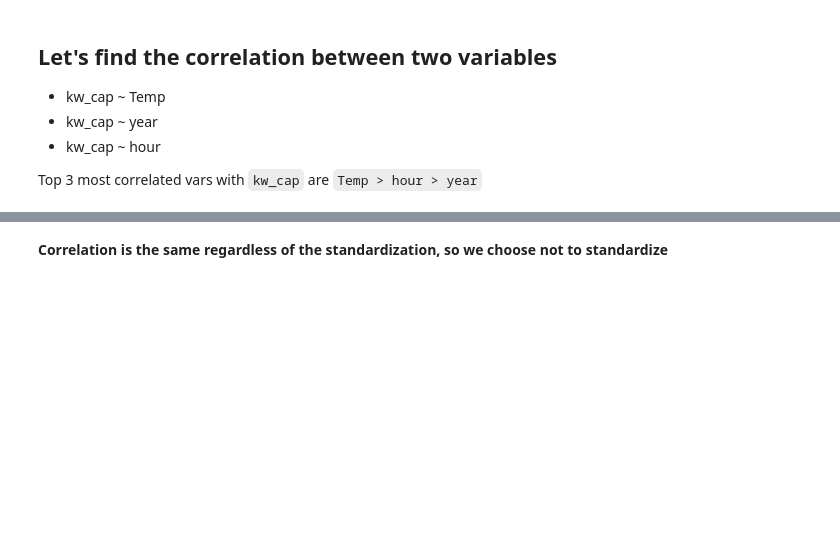
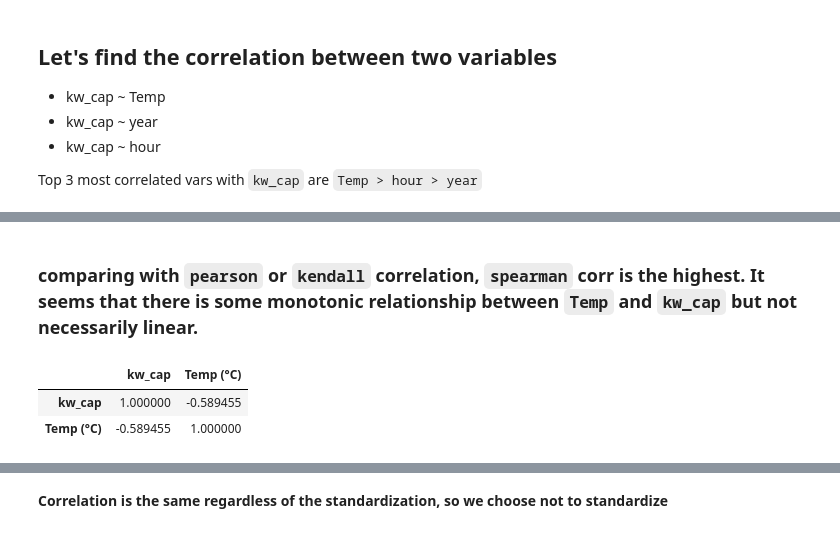
Before and after one commit to A-R-Yazdi/Remote-communities-, a Jupyter notebook: notebooks/Multivariate_with_exogenous_data_LingJun.ipynb, the cells around one changed output, grey strips where cells are left out. Drawn from its saved outputs; the diff is of its cells as text; code cells hidden in the pictures; blank space fills up the shorter version.

```diff
--- a/notebooks/Multivariate_with_exogenous_data_LingJun.ipynb
+++ b/notebooks/Multivariate_with_exogenous_data_LingJun.ipynb
@@ -176 +179,9 @@ Top 3 most correlated vars with  `kw_cap` are `Temp > hour > year`
 [interactive output not drawn]
+# %% [markdown]
+### comparing with `pearson` or `kendall` correlation, `spearman` corr is the highest. It seems that there is some monotonic relationship between `Temp` and `kw_cap` but not necessarily linear.
+# %%
+df[["kw_cap", "Temp (°C)"]].corr(method="pearson")
+# %% [output]
+|  | kw_cap | Temp (°C) |
+| kw_cap | 1.000000 | -0.589455 |
+| Temp (°C) | -0.589455 | 1.000000 |
```
Also changed, not shown: parts of 5 cells of this notebook.
